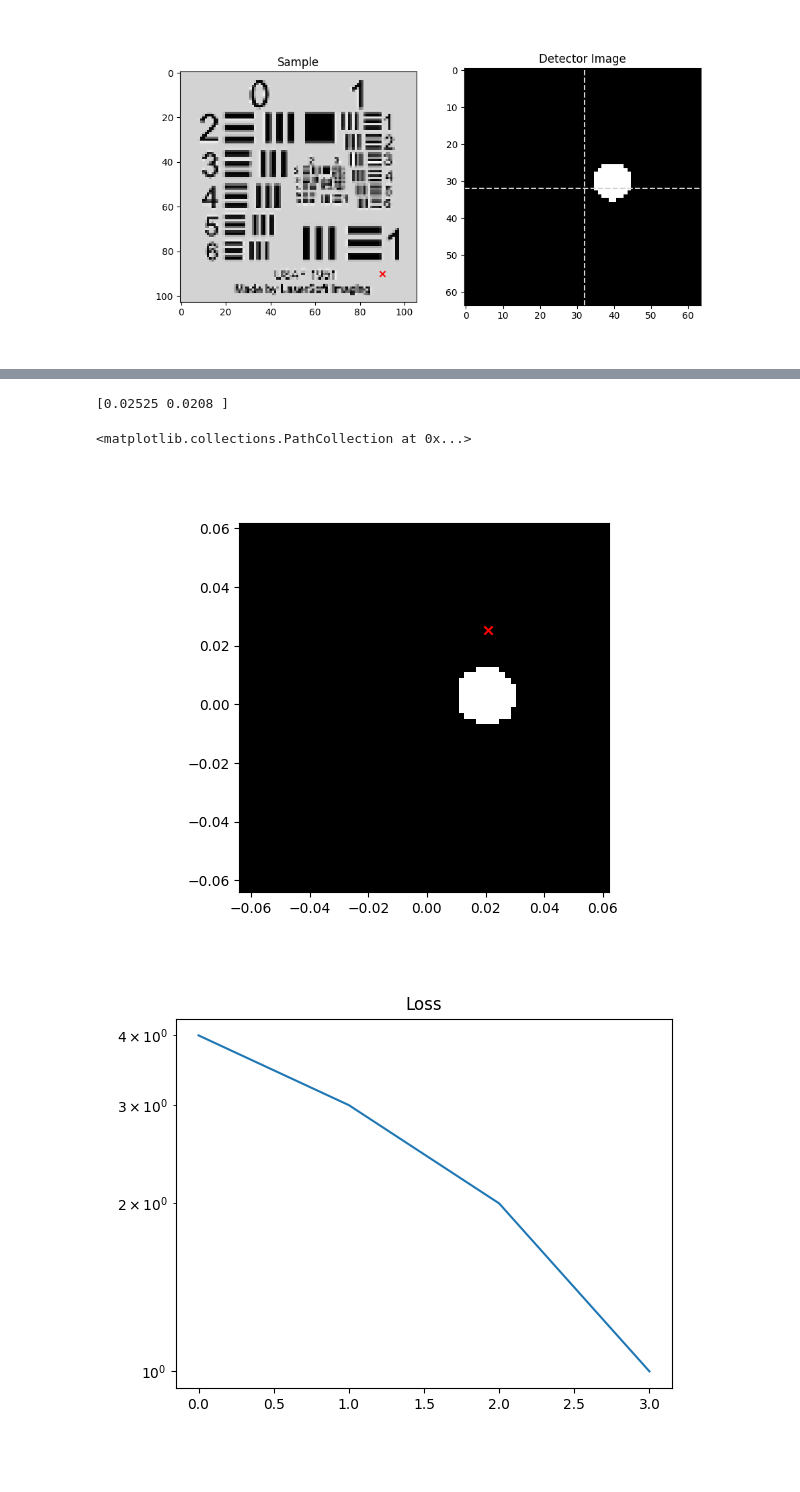
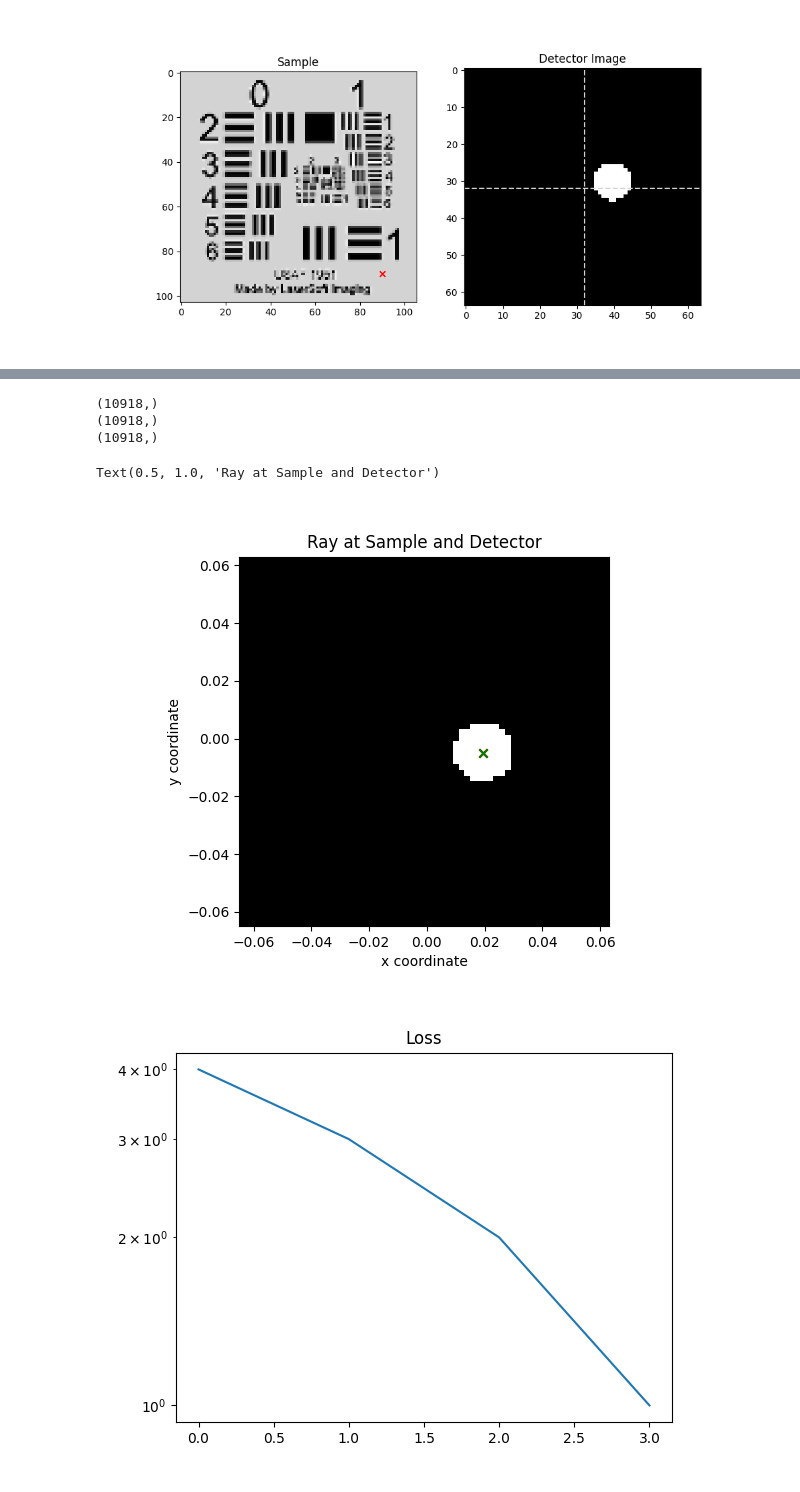
Before and after one commit to TemGym/TemGym, a Jupyter notebook: examples/jax_examples/4Dstem.ipynb, the cells around one changed output, grey strips where cells are left out. Cells and saved outputs as stored; diff of their text form; code cells hidden in the pictures.

```diff
--- a/examples/jax_examples/4Dstem.ipynb
+++ b/examples/jax_examples/4Dstem.ipynb
@@ -552,15 +553,27 @@ plt.show()
-# %%
-idx_x, idx_y = -1, -1
-det_image_selected = np.abs(fourdstem_array[idx_y, idx_x])
-xy_outs = np.stack([y_out_centre, x_out_centre], axis=-1).reshape((*sample_image_shape, 2))
-print(xy_outs[idx_y, idx_x])
-plt.figure()
-plt.imshow(det_image_selected, cmap='gray', extent=[det_coords_x[0], det_coords_x[-1], det_coords_y[0], det_coords_y[-1]])
-plt.scatter(xy_outs[idx_y, idx_x][1], xy_outs[idx_y, idx_x][0], c='r', marker='x', label='Centre of Mass')
-# %% [output]
-[0.02525 0.0208 ]
-<matplotlib.collections.PathCollection at 0x...>
-[figure, removed]
+# %%
+x_out_centre = np.array(x_out_centre)
+y_out_centre = np.array(y_out_centre)
+scan_x_in = np.array(scan_x_in)
+scan_y_in = np.array(scan_y_in)
+# %% [output]
+(10918,)
+(10918,)
+(10918,)
+# %%
+idx_x, idx_y = 102, 102
+idx = np.ravel_multi_index((idx_y, idx_x), (scan_size[0], scan_size[1]))
+det_image_selected = np.abs(fourdstem_array[idx_y, idx_x])
+
+plt.figure()
+plt.imshow(det_image_selected, cmap='gray', extent=[det_coords_x[0] - det_px_size/2, det_coords_x[-1] + det_px_size/2, det_coords_y[0] - det_px_size/2, det_coords_y[-1] + det_px_size/2], origin='lower')
+plt.scatter(x_out_centre[idx], y_out_centre[idx], c='r', marker='x', alpha=1)
+plt.scatter(x_out_centre_rm[idx], y_out_centre_rm[idx], c='g', marker='x', alpha=1)
+plt.xlabel('x coordinate')
+plt.ylabel('y coordinate')
+plt.title('Ray at Sample and Detector')
+# %% [output]
+Text(0.5, 1.0, 'Ray at Sample and Detector')
+[figure, added]
 # %%
 import optax
 
```
Also changed, not shown: parts of 6 cells of this notebook.
